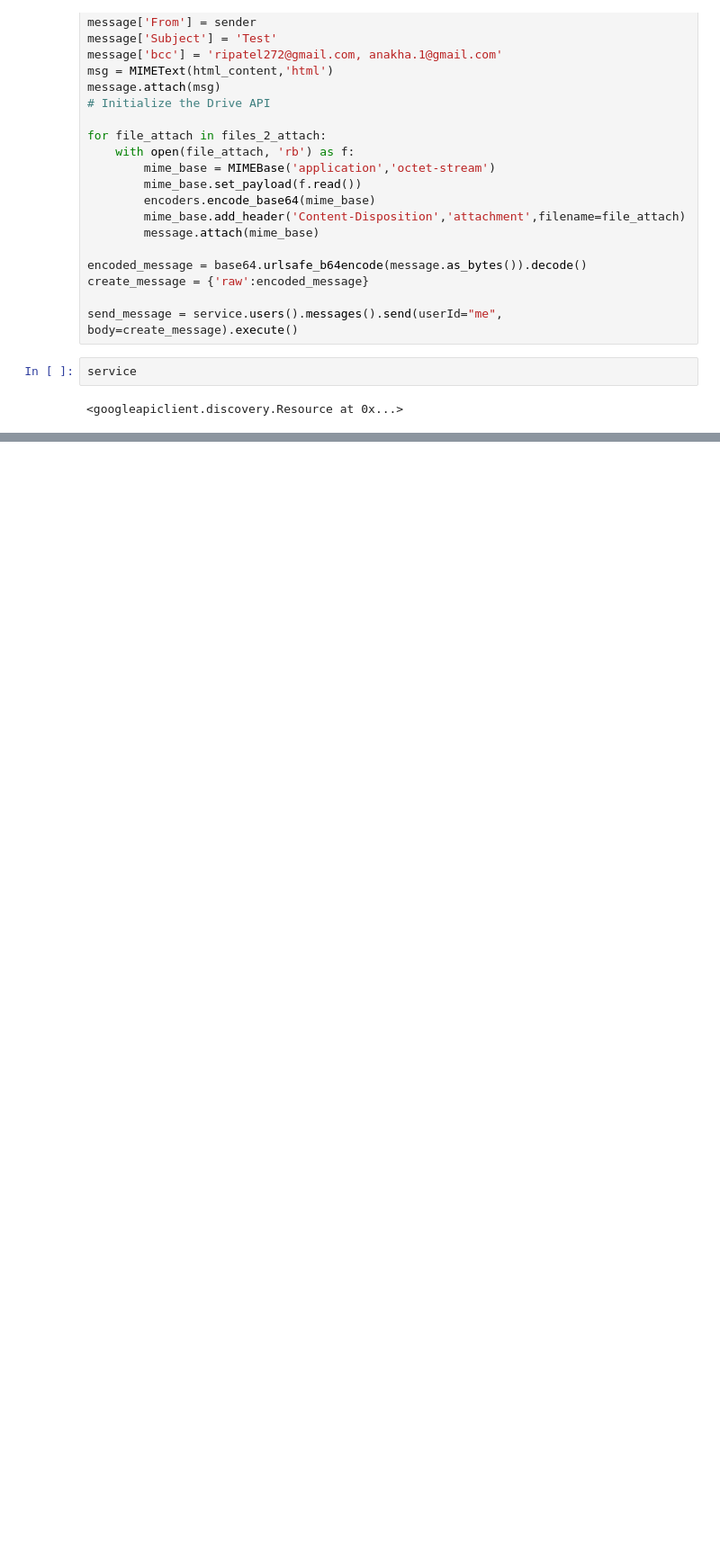
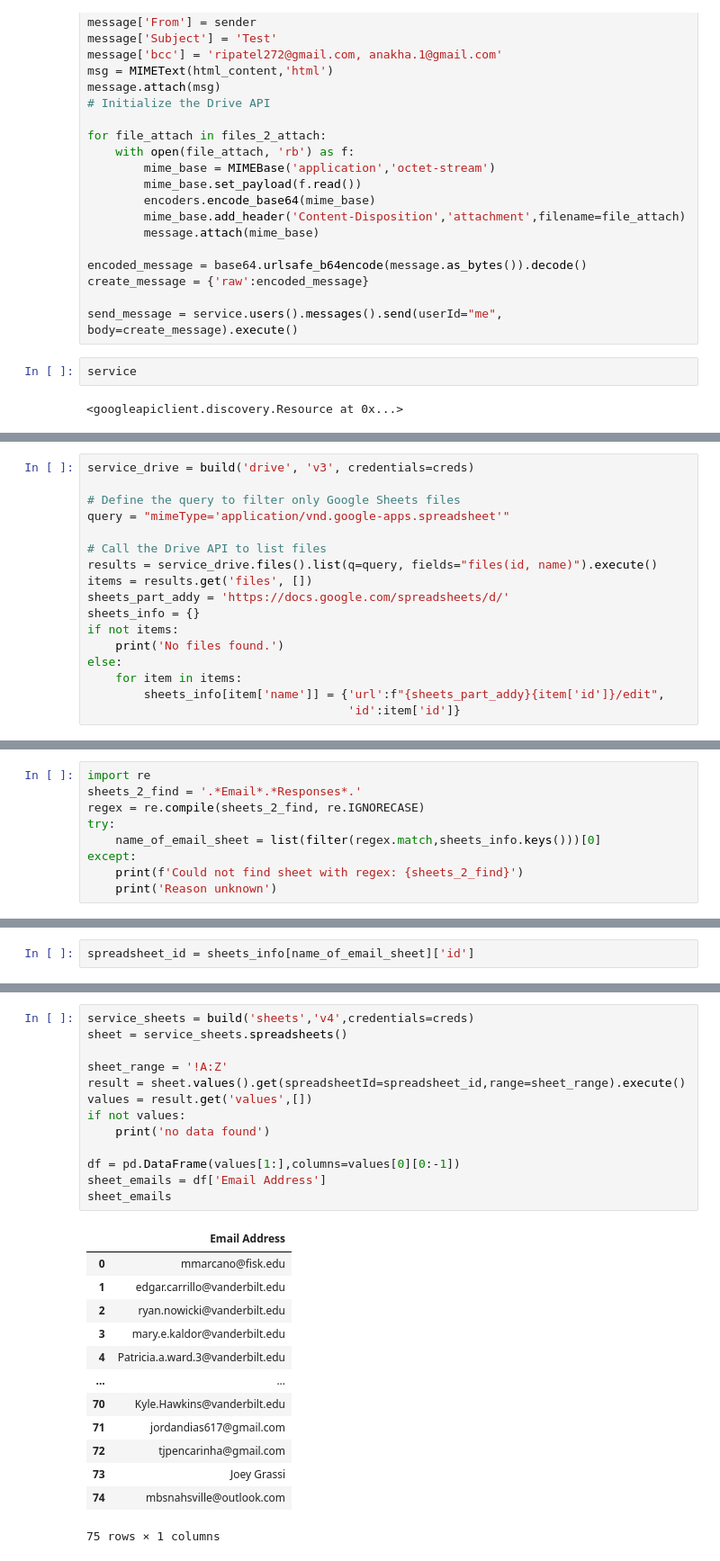
Before and after one commit to astropatel/Gmail-API, a Jupyter notebook: access_gmail_play.ipynb, the cells around one changed output, grey strips where cells are left out. Shown: that part at 90% size. Cells and saved outputs as stored; diff of their text form; blank space fills up the shorter version.

Commit message:
updated main script to merge and get all relevant email addresses

```diff
--- a/access_gmail_play.ipynb
+++ b/access_gmail_play.ipynb
@@ -322,0 +262,17 @@ service
+# %%
+service_drive = build('drive', 'v3', credentials=creds)
+
+# Define the query to filter only Google Sheets files
+query = "mimeType='application/vnd.google-apps.spreadsheet'"
+
+# Call the Drive API to list files
+results = service_drive.files().list(q=query, fields="files(id, name)").execute()
+items = results.get('files', [])
+sheets_part_addy = 'https://docs.google.com/spreadsheets/d/'
+sheets_info = {}
+if not items:
+    print('No files found.')
+else:
+    for item in items:
+        sheets_info[item['name']] = {'url':f"{sheets_part_addy}{item['id']}/edit",
+                                     'id':item['id']}
@@ -322,0 +300,9 @@ service
+# %%
+import re
+sheets_2_find = '.*Email*.*Responses*.'
+regex = re.compile(sheets_2_find, re.IGNORECASE)
+try:
+    name_of_email_sheet = list(filter(regex.match,sheets_info.keys()))[0]
+except:
+    print(f'Could not find sheet with regex: {sheets_2_find}')
+    print('Reason unknown')
@@ -322,0 +317,2 @@ service
+# %%
+spreadsheet_id = sheets_info[name_of_email_sheet]['id']
@@ -322,0 +323,27 @@ service
+# %%
+service_sheets = build('sheets','v4',credentials=creds)
+sheet = service_sheets.spreadsheets()
+
+sheet_range = '!A:Z'
+result = sheet.values().get(spreadsheetId=spreadsheet_id,range=sheet_range).execute()
+values = result.get('values',[])
+if not values:
+    print('no data found')
+
+df = pd.DataFrame(values[1:],columns=values[0][0:-1])
+sheet_emails = df['Email Address']
+sheet_emails
+# %% [output]
+|  | Email Address |
+| 0 | mmarcano@fisk.edu |
+| 1 | edgar.carrillo@vanderbilt.edu |
+| 2 | ryan.nowicki@vanderbilt.edu |
+| 3 | mary.e.kaldor@vanderbilt.edu |
+| 4 | Patricia.a.ward.3@vanderbilt.edu |
+| ... | ... |
+| 70 | Kyle.Hawkins@vanderbilt.edu |
+| 71 | jordandias617@gmail.com |
+| 72 | tjpencarinha@gmail.com |
+| 73 | Joey Grassi |
+| 74 | mbsnahsville@outlook.com |
+75 rows × 1 columns
```
Also changed, not shown: parts of 33 cells of this notebook, 1 other file.
